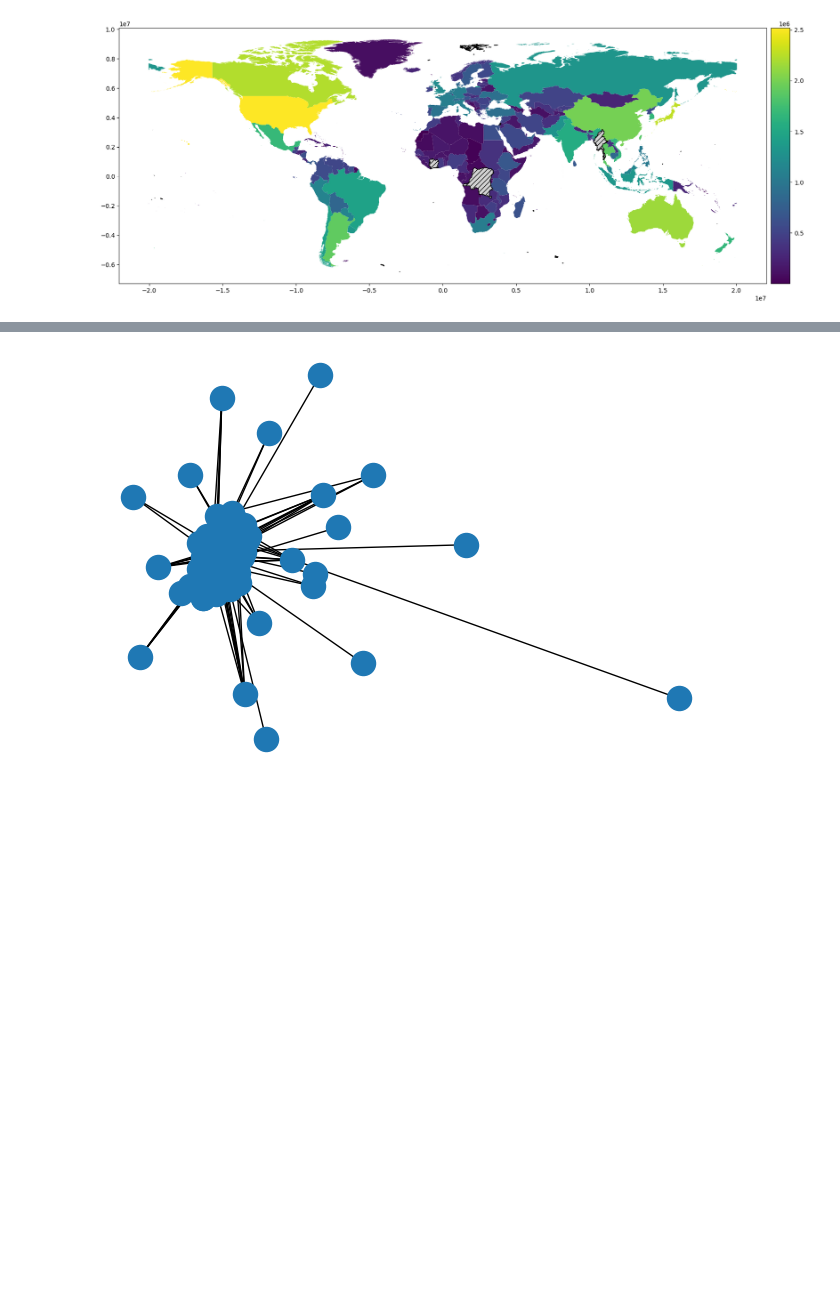
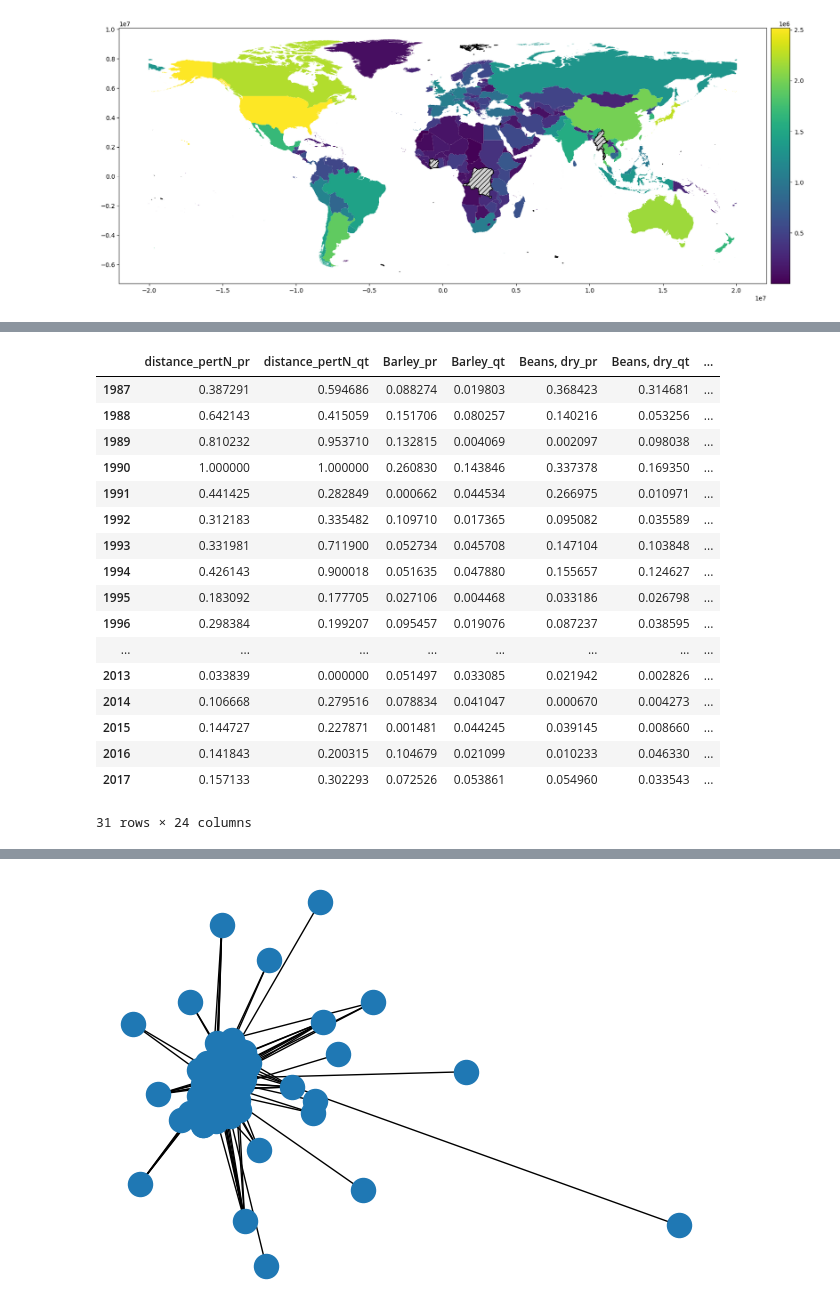
Before and after one commit to daranha/AOFFTN, a Jupyter notebook: normalization/dist_exp_normalization.ipynb, the cells around one changed output, grey strips where cells are left out. Cells and saved outputs as stored; diff of their text form; code cells hidden in the pictures; blank space fills up the shorter version.

```diff
--- a/normalization/dist_exp_normalization.ipynb
+++ b/normalization/dist_exp_normalization.ipynb
@@ -227,0 +374,32 @@ world_meters.plot(column='sum',ax=ax,legend=True,cax=cax,missing_kwds=missing_kw
+# %%
+dict_perts = {}    #   Create dictionary and DataFrame for perturbations
+for year in range(1987, 2018):
+    dict_perts[year] = {}
+    for x in ['distance_pertN_pr','distance_pertN_qt']:
+        dict_perts[year][x] = glob_dict[year][x]
+    for itm in items:
+        for y in ['distance_pertb_pr', 'distance_pertb_qt']:
+            dict_perts[year][itm+y[-3:]] = glob_dict[year][itm][y]
+
+
+dfperts = pd.DataFrame(dict_perts).transpose()
+dfperts
+# %% [output]
+|  | distance_pertN_pr | distance_pertN_qt | Barley_pr | Barley_qt | Beans, dry_pr | Beans, dry_qt | ... |
+| 1987 | 0.387291 | 0.594686 | 0.088274 | 0.019803 | 0.368423 | 0.314681 | ... |
+| 1988 | 0.642143 | 0.415059 | 0.151706 | 0.080257 | 0.140216 | 0.053256 | ... |
+| 1989 | 0.810232 | 0.953710 | 0.132815 | 0.004069 | 0.002097 | 0.098038 | ... |
+| 1990 | 1.000000 | 1.000000 | 0.260830 | 0.143846 | 0.337378 | 0.169350 | ... |
+| 1991 | 0.441425 | 0.282849 | 0.000662 | 0.044534 | 0.266975 | 0.010971 | ... |
+| 1992 | 0.312183 | 0.335482 | 0.109710 | 0.017365 | 0.095082 | 0.035589 | ... |
+| 1993 | 0.331981 | 0.711900 | 0.052734 | 0.045708 | 0.147104 | 0.103848 | ... |
+| 1994 | 0.426143 | 0.900018 | 0.051635 | 0.047880 | 0.155657 | 0.124627 | ... |
+| 1995 | 0.183092 | 0.177705 | 0.027106 | 0.004468 | 0.033186 | 0.026798 | ... |
+| 1996 | 0.298384 | 0.199207 | 0.095457 | 0.019076 | 0.087237 | 0.038595 | ... |
+| ... | ... | ... | ... | ... | ... | ... | ... |
+| 2013 | 0.033839 | 0.000000 | 0.051497 | 0.033085 | 0.021942 | 0.002826 | ... |
+| 2014 | 0.106668 | 0.279516 | 0.078834 | 0.041047 | 0.000670 | 0.004273 | ... |
+| 2015 | 0.144727 | 0.227871 | 0.001481 | 0.044245 | 0.039145 | 0.008660 | ... |
+| 2016 | 0.141843 | 0.200315 | 0.104679 | 0.021099 | 0.010233 | 0.046330 | ... |
+| 2017 | 0.157133 | 0.302293 | 0.072526 | 0.053861 | 0.054960 | 0.033543 | ... |
+31 rows × 24 columns
```
Also changed, not shown: parts of 29 cells of this notebook, 5 other files.
